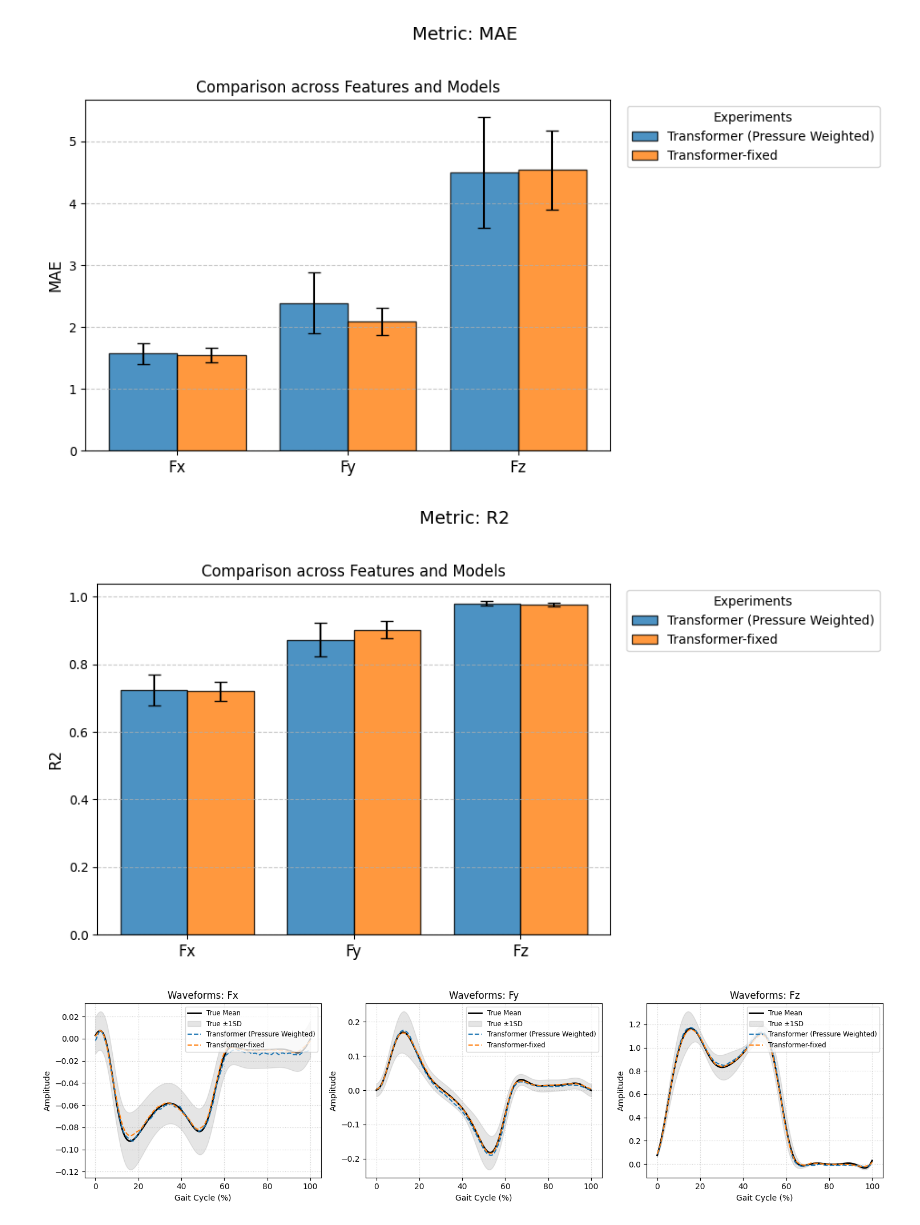
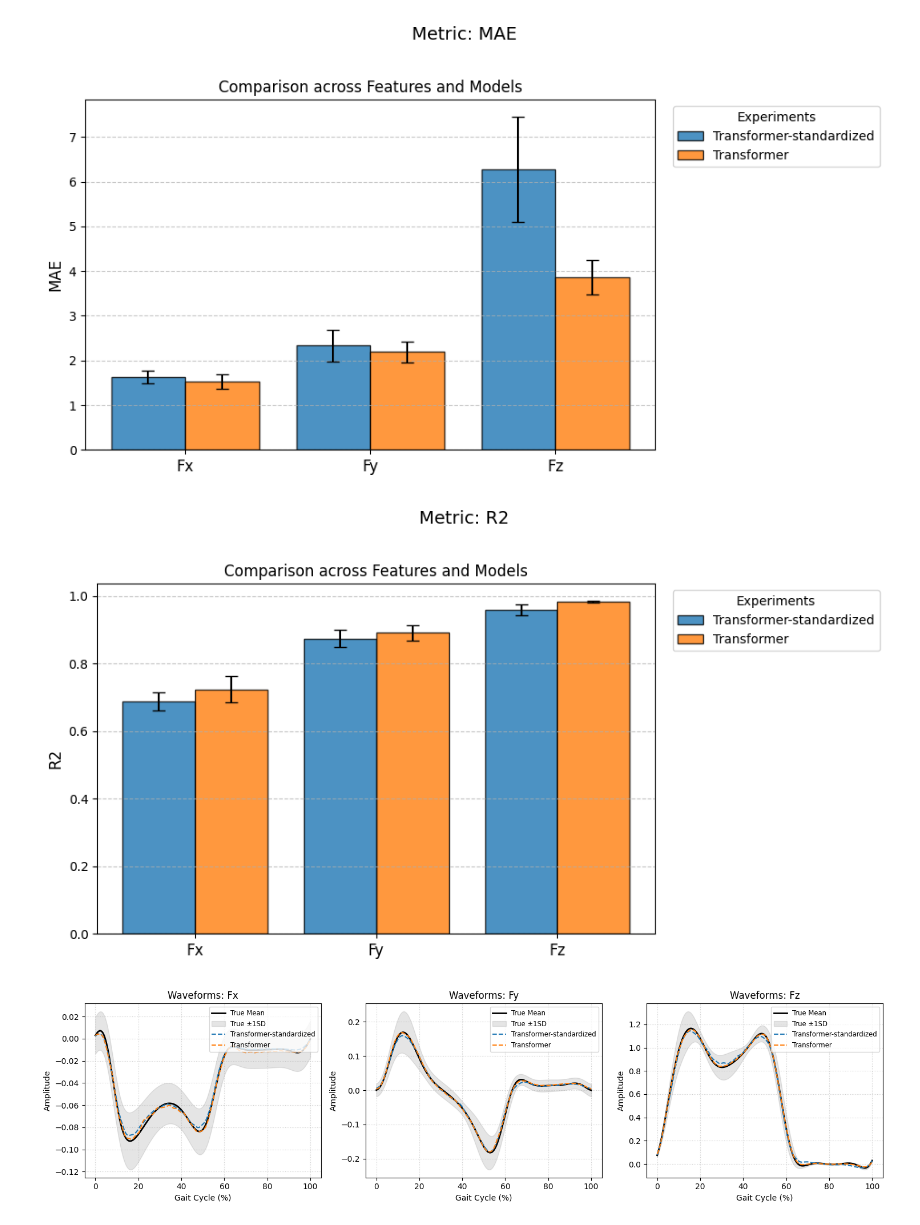
Before and after one commit to HideyukiNagashio/my-research-project, a Jupyter notebook: notebooks/compare_experiments.ipynb, the cells around one changed output. Cells and saved outputs as stored; diff of their text form; code cells hidden in the pictures.

```diff
--- a/notebooks/compare_experiments.ipynb
+++ b/notebooks/compare_experiments.ipynb
@@ -315,12 +315,13 @@ experiments = {
     # "CNN-Light": "cnn_grf_single_light_cnn_20260610_042904",
     # "BiLSTM": "bilstm_grf_single_bilstm_20260421_040951",
     # "BiLSTM-Light": "bilstm_grf_single_light_bilstm_20260610_043359",
-    # "Transformer": "transformer_grf_single_transformer_20260421_053321",
-    "Transformer (Pressure Weighted)": "transformer_grf_pressure_single_weighted_transformer_20260421_074422",
-    "Transformer-fixed": "transformer_grf_single_weighted_transformer_20260421_055208",
+
+    # "Transformer-fixed": "transformer_grf_single_weighted_transformer_20260421_055208",
+    # "Transformer-Pressure": "transformer_grf_pressure_single_weighted_transformer_20260421_074422",
     # "Transformer-std":"transformer_grf_single_weighted_std_transformer_20260611_040709",
     # "Transformer-var":"transformer_grf_single_weighted_var_transformer_20260611_042543",
-    # "Transformer-standardized":"transformer_grf_single_standardized_transformer_20260611_071713"
+    "Transformer-standardized":"transformer_grf_single_standardized_transformer_20260611_071713",
+    "Transformer": "transformer_grf_single_transformer_20260421_053321",
 
 }
 
@@ -368,3 +369,3 @@ plot_error_time_series(data)
-[figure, old version]
+[figure, new version]
-[figure, old version]
+[figure, new version]
-[figure, old version]
+[figure, new version]
```
Also changed, not shown: parts of 1 cell of this notebook, 2 other files.
